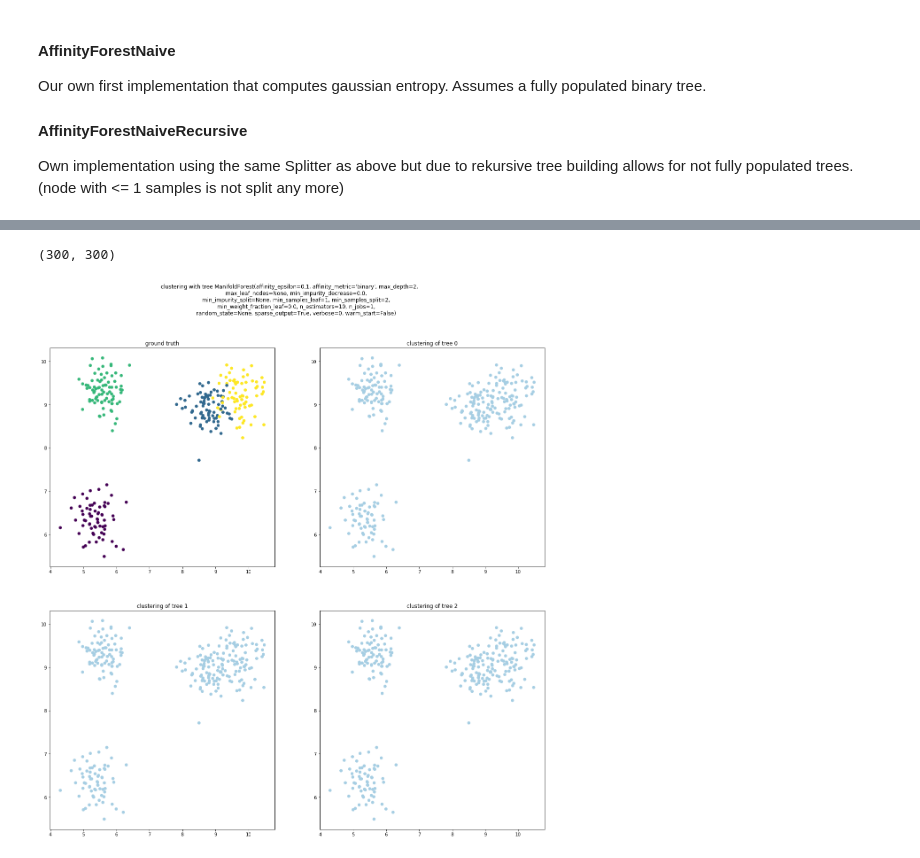
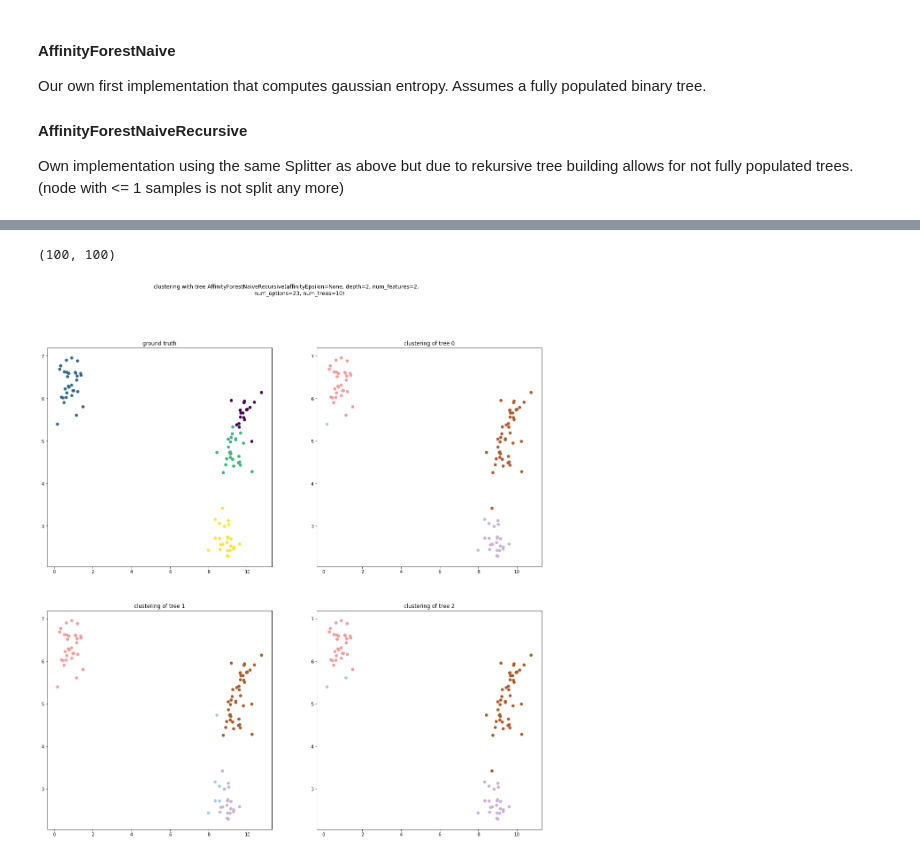
Before and after one commit to fabrichter/scikit-learn, a Jupyter notebook: examples/manifold/eval_manifold_forests.ipynb, the cells around one changed output, grey strips where cells are left out. Drawn from its saved outputs; the diff is of its cells as text; code cells hidden in the pictures.

```diff
--- a/examples/manifold/eval_manifold_forests.ipynb
+++ b/examples/manifold/eval_manifold_forests.ipynb
@@ -129,10 +121,10 @@ def evaluateClustering(tree, nclusters, nelements, plotTrees=3):
     plt.show()
 # %%
 # evaluateClustering(forestNaive.AffinityForestSKlearnXX(10, 2), 4, 100)
-# evaluateClustering(forestNaive.AffinityForestNaiveRecursive(10, 2, num_options=23, num_features=2), 4, 100)
+evaluateClustering(forestNaive.AffinityForestNaiveRecursive(10, 2, num_options=23, num_features=2), 4, 100)
 # evaluateClustering(forestNaive.AffinityForestNaive(10, 2, num_options=23, num_features=2), 4, 100)
-evaluateClustering(forestProper(n_estimators=10, max_depth=2), 4, 300)
+# evaluateClustering(forestProper(n_estimators=10, max_depth=2), 4, 300)
 # %% [output]
-(300, 300)
+(100, 100)
-[figure, old version]
+[figure, new version]
 # %%
```
Also changed, not shown: parts of 5 cells of this notebook, 1 other file.
